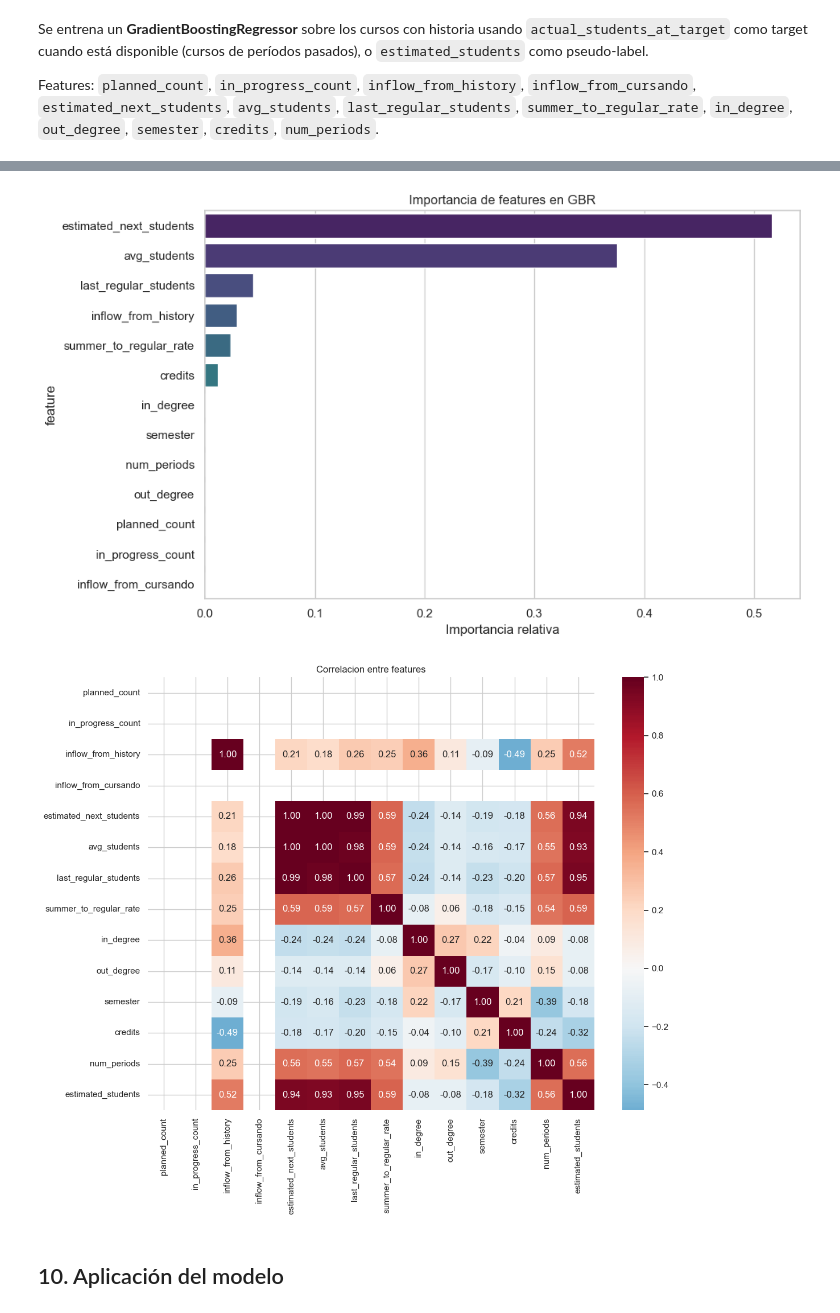
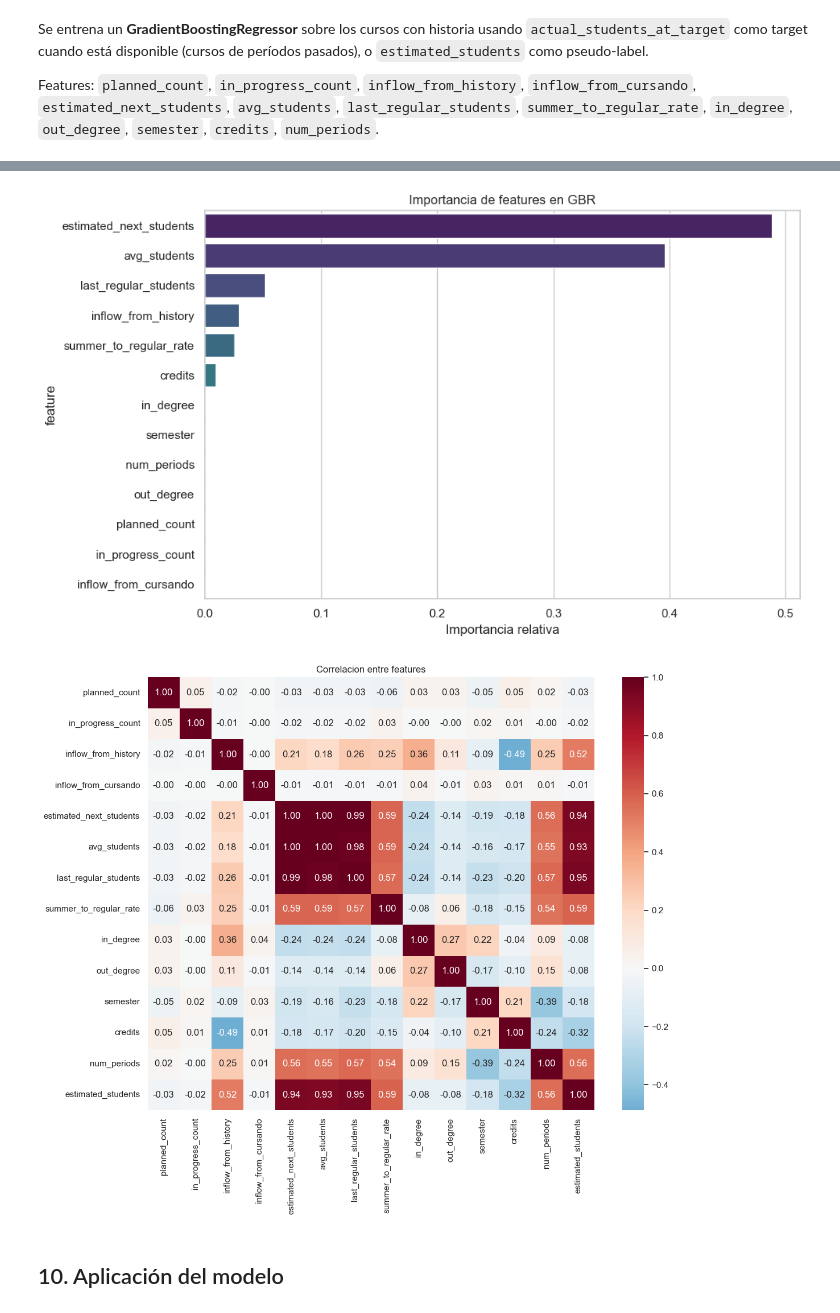
Before and after one commit to Pichuelectrico/malla-curricular-interactiva, a Jupyter notebook: notebook_predictor/predictor.ipynb, the cells around one changed output, grey strips where cells are left out. Drawn from its saved outputs; the diff is of its cells as text; code cells hidden in the pictures.

```diff
--- a/notebook_predictor/predictor.ipynb
+++ b/notebook_predictor/predictor.ipynb
@@ -80,6 +67,7 @@ import seaborn as sns
 import requests
 from dotenv import load_dotenv
 from sklearn.ensemble import GradientBoostingRegressor
+from sklearn.metrics import f1_score, mean_absolute_error
 
 warnings.filterwarnings("ignore")
 sns.set_theme(style="whitegrid")
@@ -96,9 +84,14 @@ PERIODS_JSON = REPO_ROOT / "offer-scraper" / "periods.json"
 sys.path.insert(0, str(PREDICTOR_DIR))
 
 load_dotenv(PREDICTOR_DIR / ".env")
+load_dotenv(NOTEBOOK_DIR / ".env", override=True)
 
-SUPABASE_URL = os.environ.get("SUPABASE_URL", "")
-SUPABASE_KEY = os.environ.get("SUPABASE_KEY", os.environ.get("SUPABASE_SERVICE_KEY", ""))
+SUPABASE_URL = os.environ.get("SUPABASE_URL", "").strip()
+# Prefer service_role so user_progress RLS does not hide planned/in_progress counts.
+SUPABASE_KEY = (
+    os.environ.get("SUPABASE_SERVICE_KEY", "").strip()
+    or os.environ.get("SUPABASE_KEY", "").strip()
+)
 
 OUTPUT_DIR.mkdir(exist_ok=True)
 PUBLIC_DASHBOARD_DIR.mkdir(parents=True, exist_ok=True)
@@ -107,6 +100,7 @@ print("Configuracion cargada")
 print(f"  REPO_ROOT = {REPO_ROOT}")
 print(f"  OUTPUT_DIR = {OUTPUT_DIR}")
 print(f"  SUPABASE_URL = {'***' if SUPABASE_URL else 'no configurada'}")
+print(f"  SUPABASE_SERVICE_KEY = {'set' if os.environ.get('SUPABASE_SERVICE_KEY') else 'MISSING (user_progress may be empty)'}")
 # %% [output]
 Configuracion cargada
   REPO_ROOT = /Users/joshuareinoso/Documents/GitHub/malla-curricular-interactiva
@@ -210,6 +209,12 @@ def export_all(out_dir: Path | None = None) -> dict[str, Path]:
             json.dump(data, f, indent=2, default=str)
         paths[table] = path
         print(f"Exportados {len(data)} registros -> {path}")
+        if table == "user_progress" and len(data) == 0:
+            print(
+                "ADVERTENCIA: user_progress vacio. "
+                "Configura SUPABASE_SERVICE_KEY (service_role) en .env; "
+                "sin eso planned_count / in_progress_count seran 0."
+            )
     meta = fetch_offer_metadata_()
     meta_path = dest / "offer_metadata.json"
     with open(meta_path, "w", encoding="utf-8") as f:
@@ -1024,7 +1028,7 @@ def propagate_demand_from_sources(
 demo_cid, demo_data = None, None
 for cid, data in iter_curricula():
     fac = faculty_from_curriculum_id(cid)
-    if fac == "MAC":
+    if fac == "CMP":
         demo_cid, demo_data = cid, data
         break
 
@@ -1049,10 +1053,10 @@ if demo_data:
         ])
         fig, ax = plt.subplots(figsize=(10, 6))
         sns.barplot(data=inflow_df, x="inflow", y="course_id", ax=ax, palette="viridis")
-        ax.set_title("Top 15 cursos MAC por inflow historico propagado")
+        ax.set_title("Top 15 cursos CMP por inflow historico propagado")
         ax.set_xlabel("Inflow (estudiantes)")
         plt.tight_layout()
         plt.show()
 else:
-    print("No se encontro malla MAC para demo")
+    print("No se encontro malla CMP para demo")
 # %% [output]
@@ -1612,16 +1646,13 @@ def build_feature_frame(
     return df
 # %%
 print("Construyendo feature frame...")
-features = build_feature_frame(faculty=FACULTY_FILTER, rates_=rates)
+features = build_feature_frame(faculty=FACULTY if FACULTY else None, rates_=rates)
 print(f"Feature frame: {len(features)} registros, {len(features.columns)} columnas")
 print(f"Periodo objetivo: {features.attrs.get('target_period_label', '?')}")
-print(f"Facultad filtrada: {FACULTY_FILTER or 'TODAS'}")
+print(f"Facultad filtrada: {FACULTY or 'TODAS'}")
 print()
-summary_cols = [
-    "estimated_students", "suggested_sections", "num_periods",
-    "inflow_from_history", "inflow_from_cursando", "planned_count",
-]
-print(features[summary_cols].describe())
+print(features[["estimated_students", "suggested_sections", "num_periods",
+                 "inflow_from_history", "inflow_from_cursando", "planned_count"]].describe())
 
 trend_counts = features["trend"].value_counts()
 print(f"\nDistribucion de tendencias:\n{trend_counts}")
@@ -1724,8 +1863,10 @@ def train_demand_model(features: pd.DataFrame) -> GradientBoostingRegressor | No
 # %%
 model = None
+fit_report: dict = {"status": "skipped", "reason": "GBR no ejecutado"}
 if not SKIP_GBR:
     print("Entrenando modelo GBR...")
     model = train_demand_model(features)
+    fit_report = evaluate_gbr_fit(features, model=model)
     if model is not None:
         print(f"Modelo GBR entrenado: {len(model.feature_importances_)} features")
         imp_df = pd.DataFrame({
@@ -1770,7 +1911,7 @@ estimated_next_students 5.161788e-01
       in_progress_count 0.000000e+00
    inflow_from_cursando 0.000000e+00
-[figure, old version]
+[figure, new version]
-[figure, old version]
+[figure, new version]
 # %% [markdown]
 ## 10. Aplicación del modelo
 # %% [markdown]
```
Also changed, not shown: parts of 23 cells of this notebook, 9 other files.
